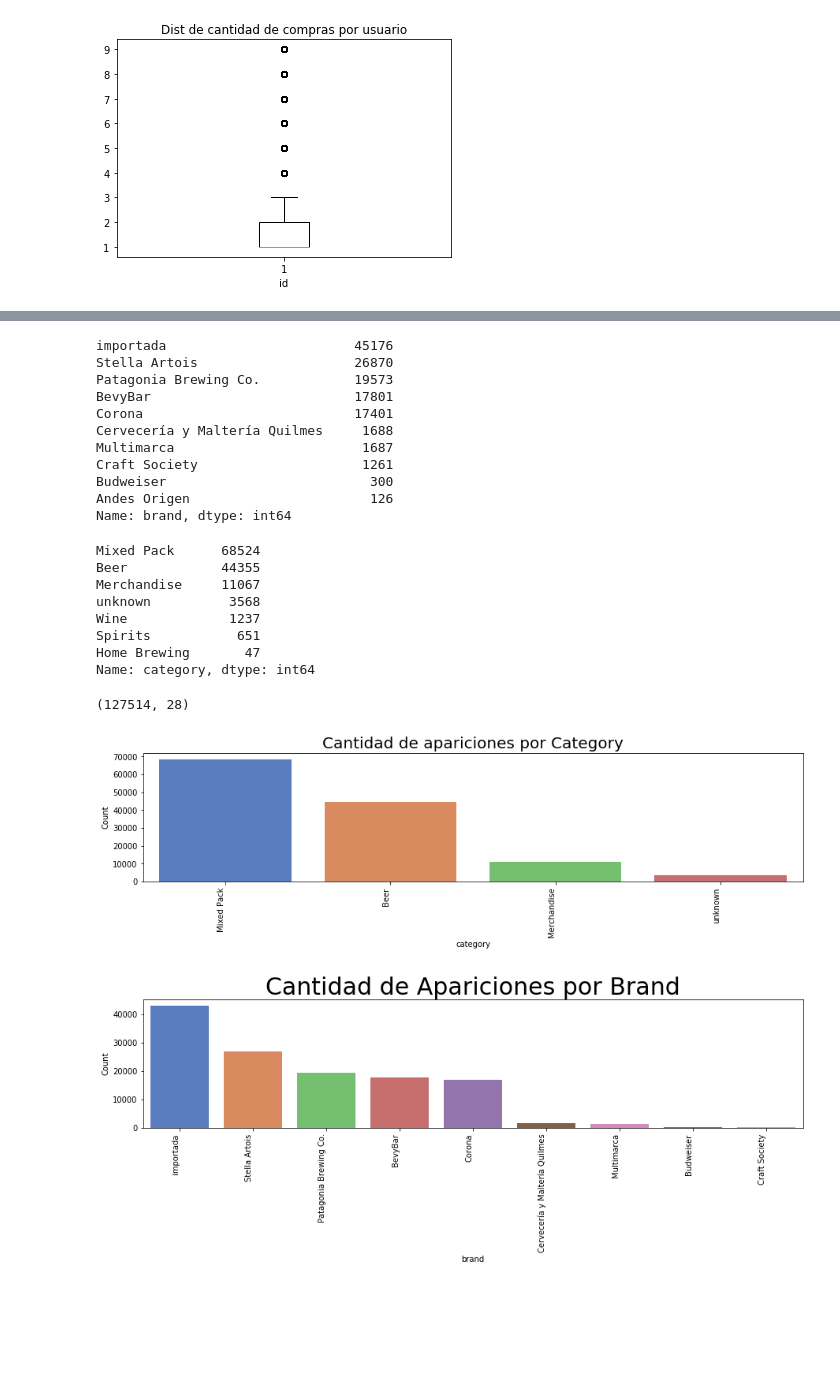
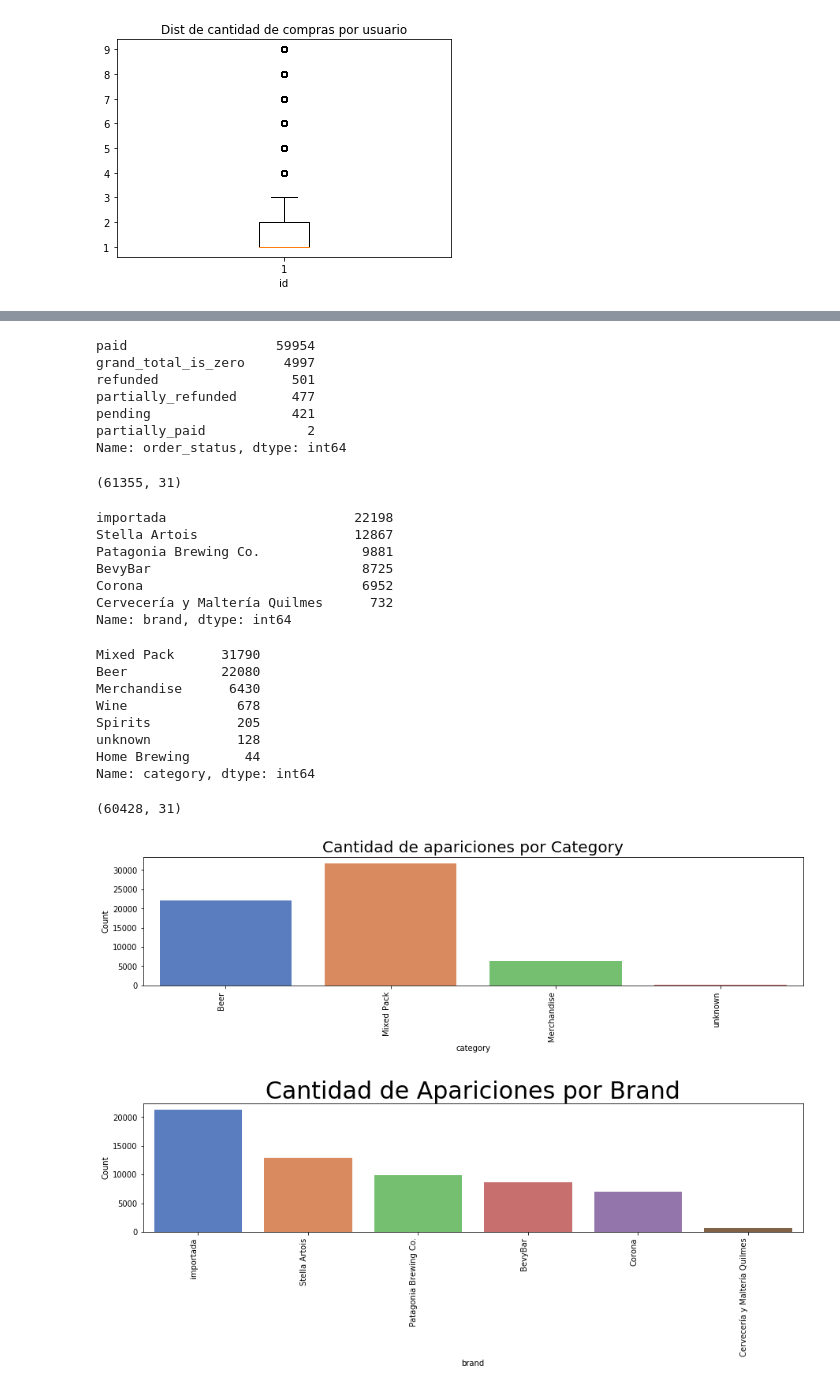
Before and after one commit to AgustinVelurtas/grupo13_clusterai, a Jupyter notebook: tp_grupo13.ipynb, the cells around one changed output, grey strips where cells are left out. Drawn from its saved outputs; the diff is of its cells as text; code cells hidden in the pictures; blank space fills up the shorter version.

```diff
--- a/tp_grupo13.ipynb
+++ b/tp_grupo13.ipynb
@@ -103,6 +160,9 @@ dtype: int64
+# %%
+#Cambiamos Grupo Modelo por Corona
+tp_arg_2017.brand = tp_arg_2017.brand.replace(to_replace = ['Grupo Modelo'],value = 'Corona')
 # %%
-##Cambio todos los brands de importadas por 'importadas'
-tp_f.brand = tp_f.brand.replace(to_replace = ['Cervecería Antares','Flensburger Brauerei','Fábricas Nacionales De Cerveza', 'Fabricas Nacionales De Cerveza', 'Cerveceria Artesanal El Bolson', 'Peñón del Águila', 'Leffe', 'Spaten-Franziskaner-Bräu', 'BBC', 'Cervecería Artesanal El Bolson',
+#Cambio todos los brands de importadas por 'importadas'
+tp_arg_2017.brand = tp_arg_2017.brand.replace(to_replace = ['Cervecería Antares','Flensburger Brauerei','Fábricas Nacionales De Cerveza', 'Fabricas Nacionales De Cerveza', 'Cerveceria Artesanal El Bolson', 'Peñón del Águila', 'Leffe', 'Spaten-Franziskaner-Bräu', 'BBC', 'Cervecería Artesanal El Bolson',
        'Anchor Brewing Company', 'Bass Brewery', 'Hofbräu München',
        'Adnams', "Fuller's", 'Karlsberg Brauerei',
        'Les Brasseurs de Gayant\xa0',
@@ -236,51 +264,64 @@ array(['Corona', 'Patagonia Brewing Co.', 'Stella Artois', 'importada',
+# %%
+#Vemos la cantidad de apariciones de estados de pagos
+tp_arg_2017.order_status.value_counts()
+# %% [output]
+paid                   59954
+grand_total_is_zero     4997
+refunded                 501
+partially_refunded       477
+pending                  421
+partially_paid             2
+Name: order_status, dtype: int64
+# %%
+#Dejamos el dataset sin grand_total_is_zero
+tp_arg_2017 = tp_arg_2017.loc[tp_arg_2017['order_status'].isin(['paid', 'pending', 'refunded','partially_refunded','autorized','partially_paid'])]
+tp_arg_2017.shape
+# %% [output]
+(61355, 31)
 # %%
-tp_f.brand.value_counts()
+tp_arg_2017.brand.value_counts()
 # %% [output]
-importada                        45176
-Stella Artois                    26870
-Patagonia Brewing Co.            19573
-BevyBar                          17801
-Corona                           17401
-Cervecería y Maltería Quilmes     1688
-Multimarca                        1687
-Craft Society                     1261
-Budweiser                          300
-Andes Origen                       126
+importada                        22198
+Stella Artois                    12867
+Patagonia Brewing Co.             9881
+BevyBar                           8725
+Corona                            6952
+Cervecería y Maltería Quilmes      732
 Name: brand, dtype: int64
 # %%
-tp_f.category.value_counts()
+tp_arg_2017.category.value_counts()
 # %% [output]
-Mixed Pack      68524
-Beer            44355
-Merchandise     11067
-unknown          3568
-Wine             1237
-Spirits           651
-Home Brewing       47
+Mixed Pack      31790
+Beer            22080
+Merchandise      6430
+Wine              678
+Spirits           205
+unknown           128
+Home Brewing       44
 Name: category, dtype: int64
 # %%
 ##Voy a buscar dejar un dataset solo con las marcas de cerveza, y con las importadas agrupadas
-tp_f = tp_f.loc[tp_f['category'].isin(['Mixed Pack', 'Beer', 'Merchandise','unknown'])]
-tp_f.shape
+tp_arg_2017 = tp_arg_2017.loc[tp_arg_2017['category'].isin(['Mixed Pack', 'Beer', 'Merchandise','unknown'])]
+tp_arg_2017.shape
 # %% [output]
-(127514, 28)
+(60428, 31)
 # %%
 plt.figure(figsize=(15,3))
-g = sns.countplot(x="category",data= tp_f, palette = "muted")
+g = sns.countplot(x="category",data= tp_arg_2017, palette = "muted")
 g.set_xticklabels(g.get_xticklabels(), rotation=90, ha="right")
 plt.title('Cantidad de apariciones por Category',size = 20)
 plt.xlabel("category")
 plt.ylabel("Count")
 plt.show()
 # %% [output]
-[figure, old version]
+[figure, new version]
 # %%
 plt.figure(figsize=(15,3))
-g = sns.countplot(x="brand",data=tp_f, palette = "muted", order = tp_f['brand'].value_counts().index)
+g = sns.countplot(x="brand",data=tp_arg_2017, palette = "muted", order = tp_arg_2017['brand'].value_counts().index)
 g.set_xticklabels(g.get_xticklabels(), rotation=90, ha="right")
 plt.title('Cantidad de Apariciones por Brand',size = 30)
 plt.xlabel("brand")
 plt.ylabel("Count")
 plt.show()
 # %% [output]
-[figure, old version]
+[figure, new version]
```
Also changed, not shown: parts of 58 cells of this notebook.
